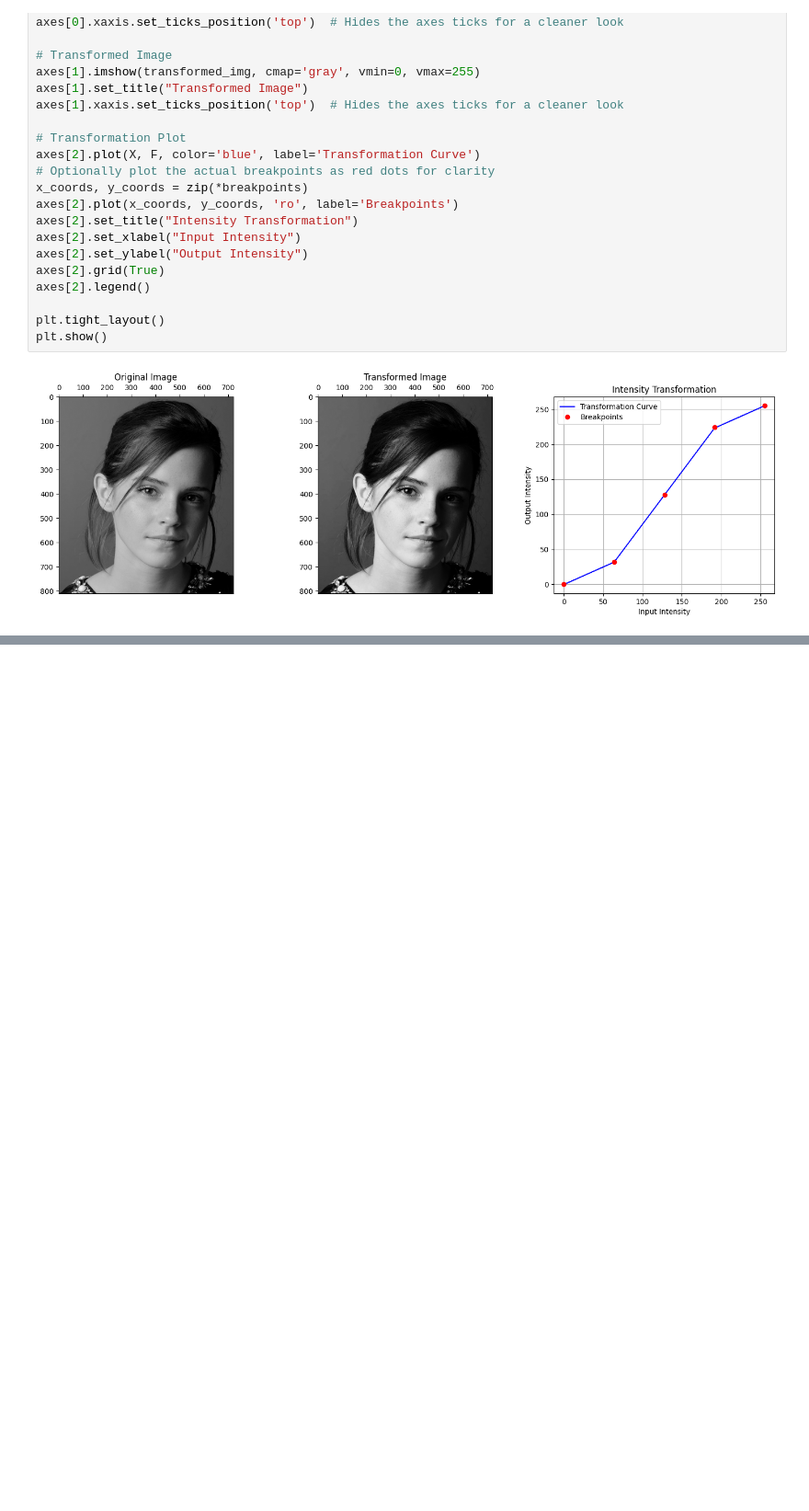
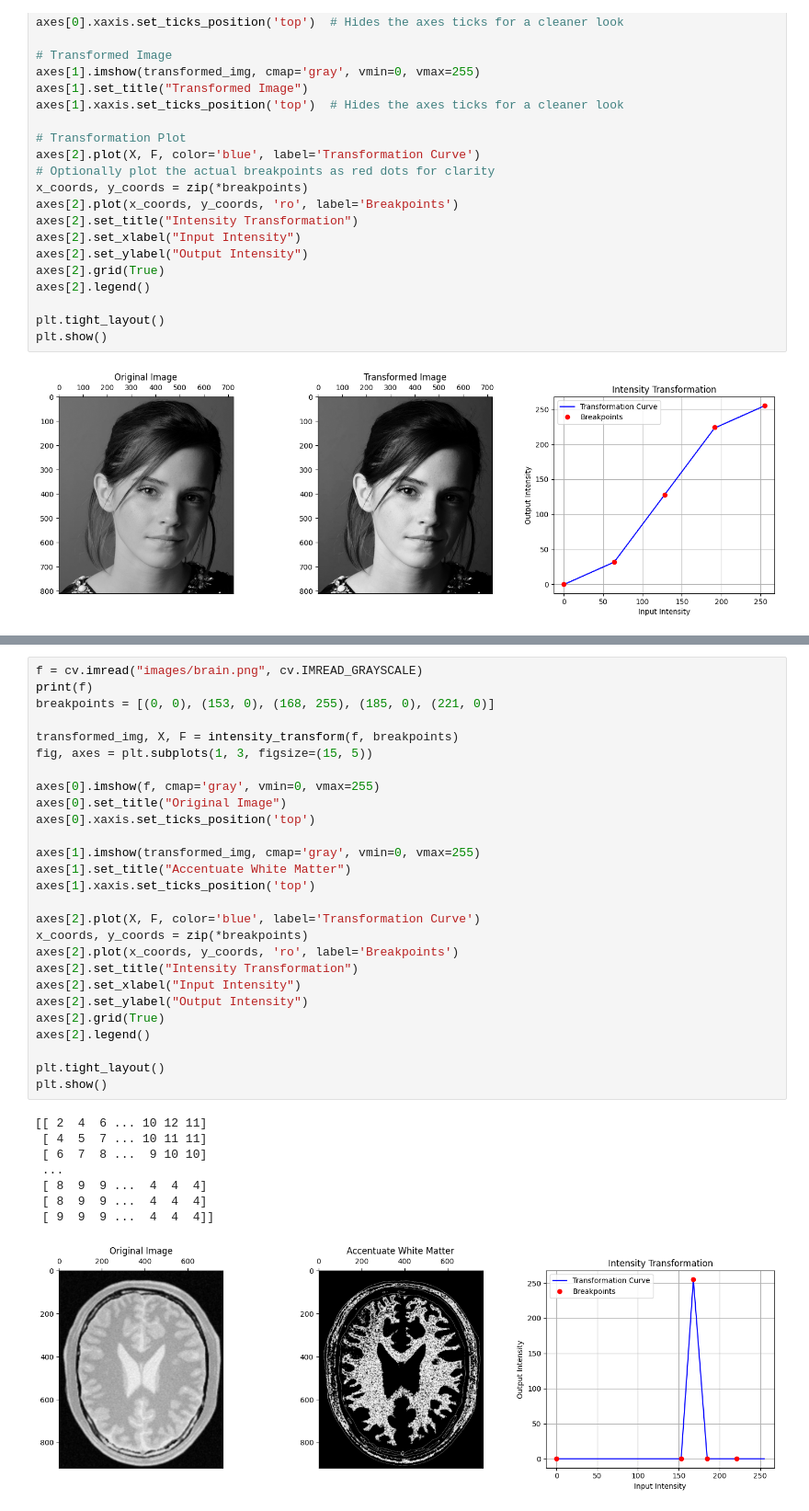
Before and after one commit to ManiiAya/EN3160_Assignment_01, a Jupyter notebook: 230065H_a01.ipynb, the cells around one changed output, grey strips where cells are left out. Shown at 92% size. Drawn from its saved outputs; the diff is of its cells as text; blank space fills up the shorter version.

```diff
--- a/230065H_a01.ipynb
+++ b/230065H_a01.ipynb
@@ -127,0 +158,36 @@ plt.show()
+# %%
+f = cv.imread("images/brain.png", cv.IMREAD_GRAYSCALE)
+print(f)
+breakpoints = [(0, 0), (153, 0), (168, 255), (185, 0), (221, 0)]
+
+transformed_img, X, F = intensity_transform(f, breakpoints)
+fig, axes = plt.subplots(1, 3, figsize=(15, 5))
+
+axes[0].imshow(f, cmap='gray', vmin=0, vmax=255)
+axes[0].set_title("Original Image")
+axes[0].xaxis.set_ticks_position('top')
+
+axes[1].imshow(transformed_img, cmap='gray', vmin=0, vmax=255)
+axes[1].set_title("Accentuate White Matter")
+axes[1].xaxis.set_ticks_position('top')
+
+axes[2].plot(X, F, color='blue', label='Transformation Curve')
+x_coords, y_coords = zip(*breakpoints)
+axes[2].plot(x_coords, y_coords, 'ro', label='Breakpoints')
+axes[2].set_title("Intensity Transformation")
+axes[2].set_xlabel("Input Intensity")
+axes[2].set_ylabel("Output Intensity")
+axes[2].grid(True)
+axes[2].legend()
+
+plt.tight_layout()
+plt.show()
+# %% [output]
+[[ 2  4  6 ... 10 12 11]
+ [ 4  5  7 ... 10 11 11]
+ [ 6  7  8 ...  9 10 10]
+ ...
+ [ 8  9  9 ...  4  4  4]
+ [ 8  9  9 ...  4  4  4]
+ [ 9  9  9 ...  4  4  4]]
+[figure, added]
```
Also changed, not shown: parts of 2 cells of this notebook.
